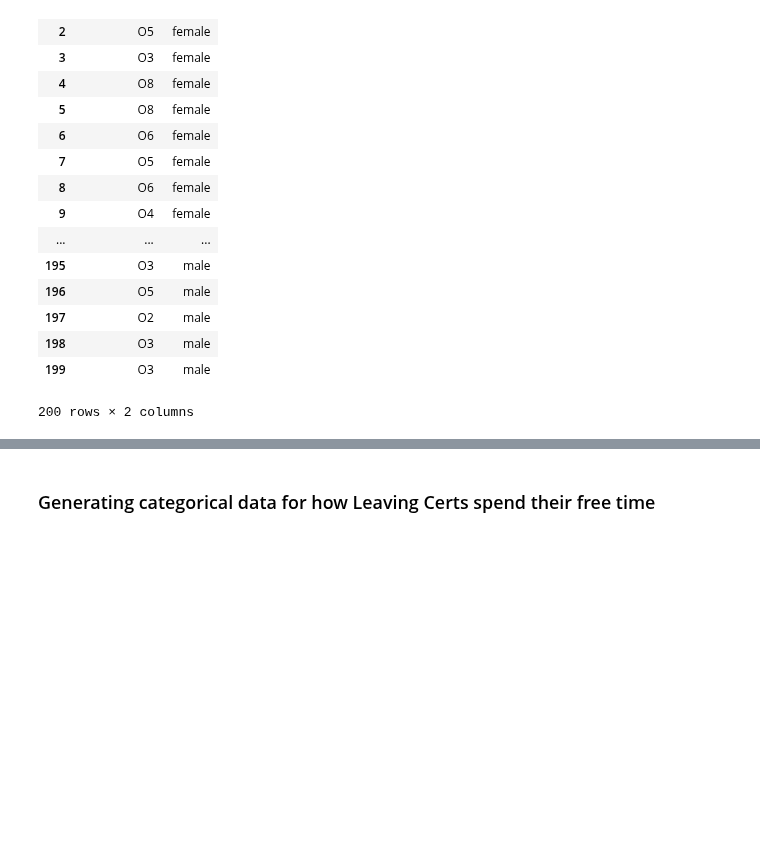
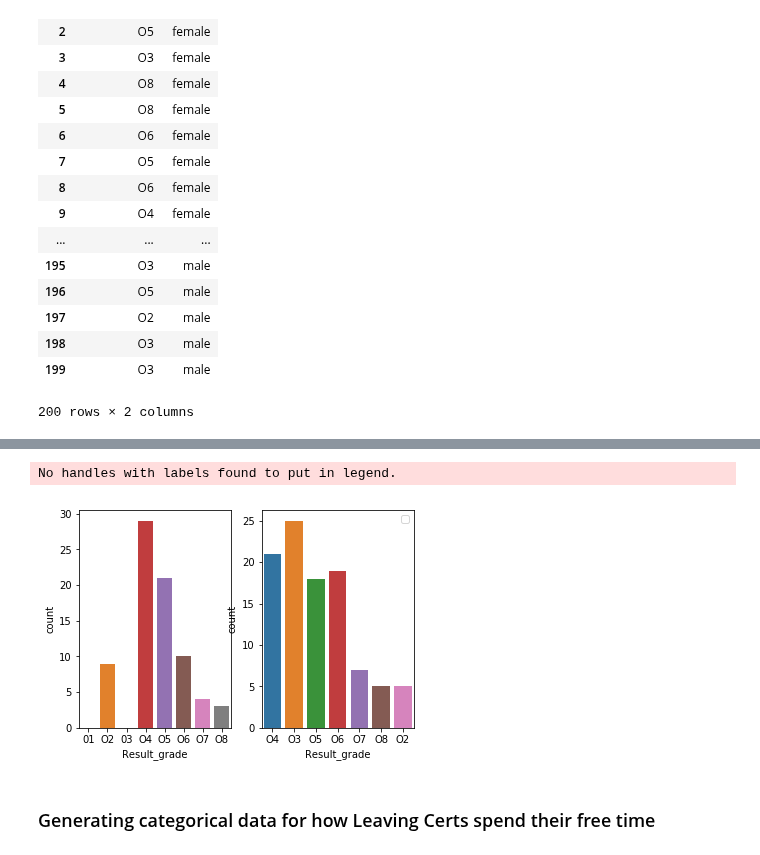
Before and after one commit to MarionMcG/python-fundamentals-project, a Jupyter notebook: exam-cohort.ipynb, the cells around one changed output, grey strips where cells are left out. Saved outputs shown, nothing was run; the diff lists cells and outputs as text; code cells hidden in the pictures; blank space fills up the shorter version.

```diff
--- a/exam-cohort.ipynb
+++ b/exam-cohort.ipynb
@@ -239,3 +240,14 @@ ax2.bar(grades, data2);
+# %%
+fig = plt.figure()
+ax1 = fig.add_subplot(121)
+ax2 = fig.add_subplot(122)
+ax1 = sns.countplot(x="Result_grade", data=girls, order =['01', 'O2', '03', 'O4', 'O5', 'O6', 'O7', 'O8'], ax = ax1)
+ax2 = sns.countplot(x="Result_grade", data=boys, ax = ax2)
+plt.legend()
+plt.show()
+# %% [output]
+No handles with labels found to put in legend.
+[figure, added]
 # %% [markdown]
 ### Generating categorical data for how Leaving Certs spend their free time
 # %% [markdown]
```
Also changed, not shown: parts of 5 cells of this notebook.
